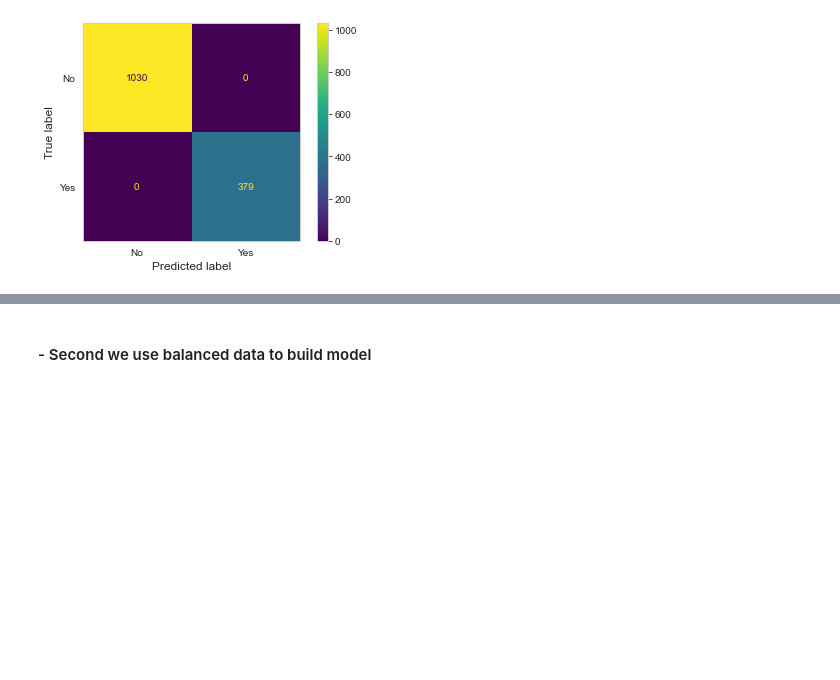
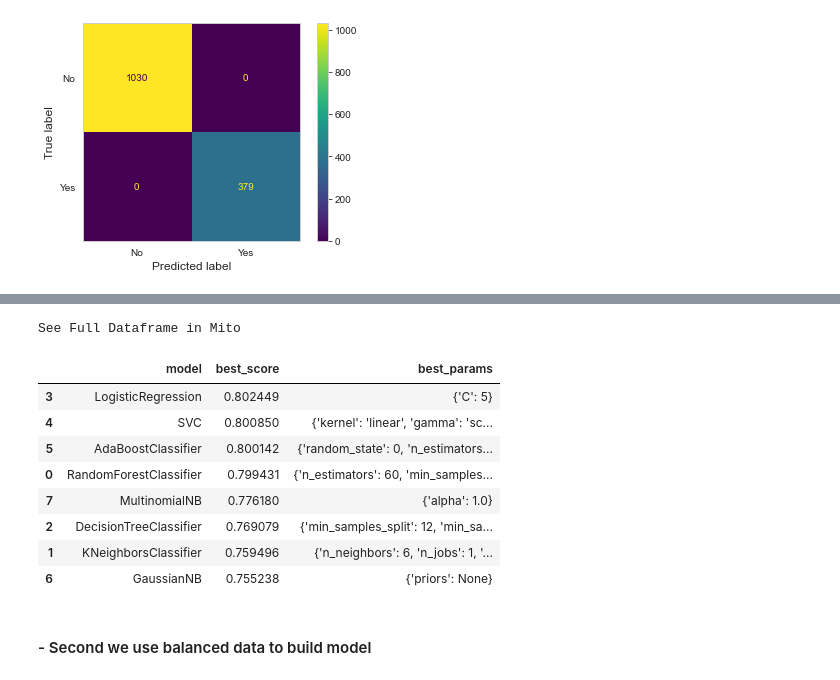
Before and after one commit to AgungYogaSetiawan/Predict-Churn-Customer, a Jupyter notebook: Predict Customer Churn.ipynb, the cells around one changed output, grey strips where cells are left out. Drawn from its saved outputs; the diff is of its cells as text; code cells hidden in the pictures; blank space fills up the shorter version.

Commit message:
selesai mendapat best model dan parameter

```diff
--- a/Predict Customer Churn.ipynb
+++ b/Predict Customer Churn.ipynb
@@ -882,0 +955,13 @@ Cross Val Score 0.7247047679987896
+# %%
+# use RandomizedSearchCV
+# we can use another hyperparameter tuning method like GridSearchCV
+
+scores = []
+for model_name, model_param in model_params.items():
+    model = RandomizedSearchCV(model_param['model'], model_param['params'], cv=5, n_iter=3, n_jobs=-1, verbose=1, random_state=42, return_train_score=False)
+    model.fit(X_train, y_train)
+    scores.append({
+        'model' : model_name,
+        'best_score' : model.best_score_,
+        'best_params' : model.best_params_
+    })
@@ -883,2 +977,17 @@ Cross Val Score 0.7247047679987896
+# %%
+best_models = pd.DataFrame(scores, columns=['model','best_score','best_params'])
+best_models.sort_values(by=['best_score'], ascending=False, inplace=True)
+best_models
+# %% [output]
+See Full Dataframe in Mito
+|  | model | best_score | best_params |
+| 3 | LogisticRegression | 0.802449 | {'C': 5} |
+| 4 | SVC | 0.800850 | {'kernel': 'linear', 'gamma': 'sc... |
+| 5 | AdaBoostClassifier | 0.800142 | {'random_state': 0, 'n_estimators... |
+| 0 | RandomForestClassifier | 0.799431 | {'n_estimators': 60, 'min_samples... |
+| 7 | MultinomialNB | 0.776180 | {'alpha': 1.0} |
+| 2 | DecisionTreeClassifier | 0.769079 | {'min_samples_split': 12, 'min_sa... |
+| 1 | KNeighborsClassifier | 0.759496 | {'n_neighbors': 6, 'n_jobs': 1, '... |
+| 6 | GaussianNB | 0.755238 | {'priors': None} |
 # %% [markdown]
 #### - Second we use balanced data to build model
```
Also changed, not shown: parts of 6 cells of this notebook.
